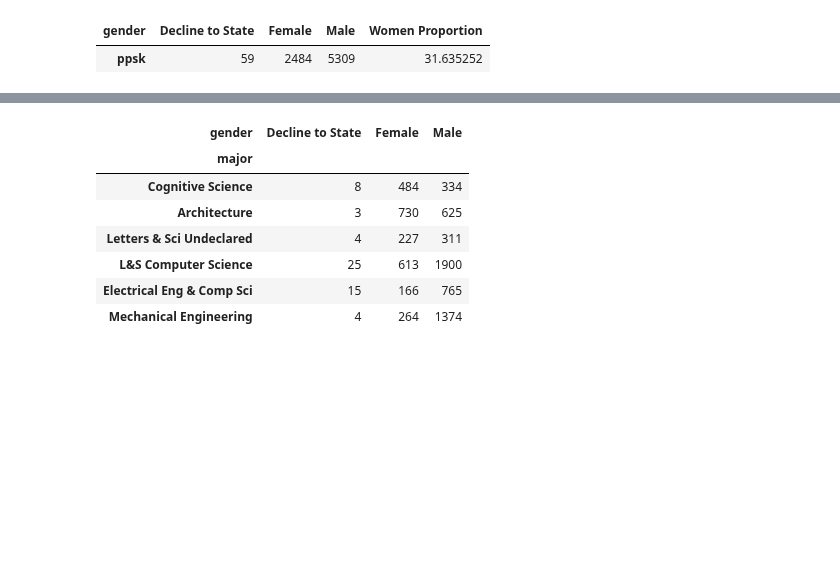
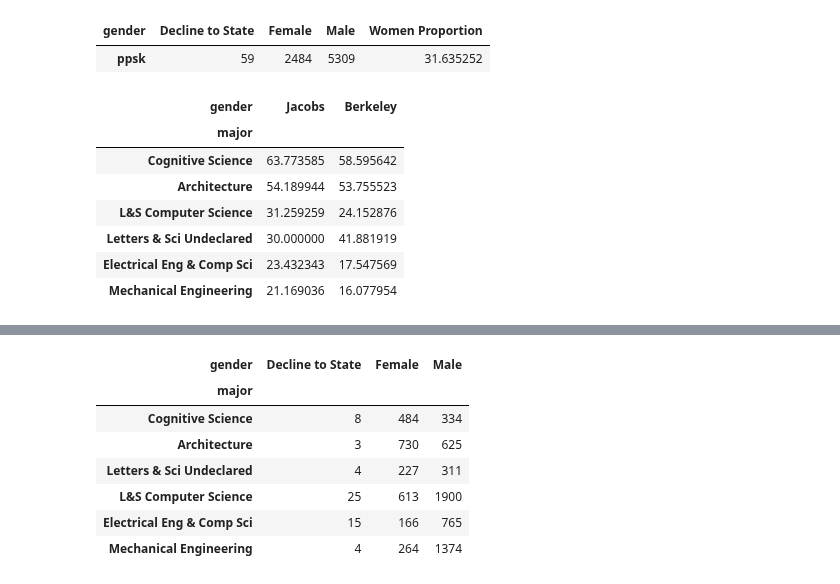
Before and after one commit to PaulDTP/Berkeley_Jacobs, a Jupyter notebook: proportions.ipynb, the cells around one changed output, grey strips where cells are left out. Saved outputs shown, nothing was run; the diff lists cells and outputs as text; code cells hidden in the pictures; blank space fills up the shorter version.

```diff
--- a/proportions.ipynb
+++ b/proportions.ipynb
@@ -115,3 +117,16 @@ avg_women_berkeley
 # %% [output]
 | gender | Decline to State | Female | Male | Women Proportion |
 | ppsk | 59 | 2484 | 5309 | 31.635252 |
+# %%
+both_women_prop = jacobs_women_prop[['Women Proportion']].merge(berk_women_prop[['Women Proportion']], left_index=True,right_index=True)
+both_women_prop.rename(columns={'Women Proportion_x': 'Jacobs', 'Women Proportion_y':'Berkeley'},inplace=True)
+both_women_prop
+# %% [output]
+| gender | Jacobs | Berkeley |
+| major |  |  |
+| Cognitive Science | 63.773585 | 58.595642 |
+| Architecture | 54.189944 | 53.755523 |
+| L&S Computer Science | 31.259259 | 24.152876 |
+| Letters & Sci Undeclared | 30.000000 | 41.881919 |
+| Electrical Eng & Comp Sci | 23.432343 | 17.547569 |
+| Mechanical Engineering | 21.169036 | 16.077954 |
```
Also changed, not shown: parts of 6 cells of this notebook, 2 other files.
